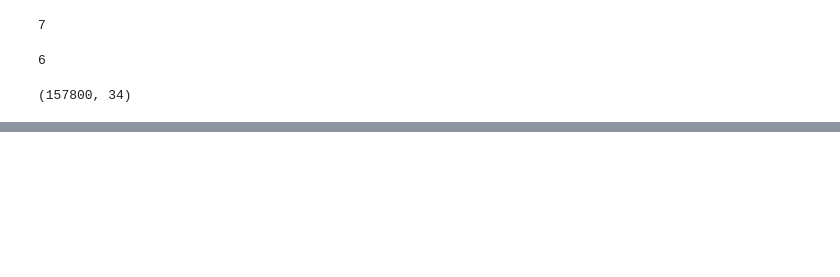
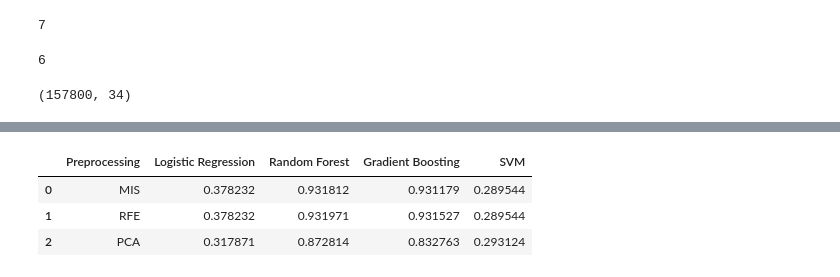
Before and after one commit to sachinprasanna7/AI-Based-Cloud-Protection, a Jupyter notebook: attack_detection.ipynb, the cells around one changed output, grey strips where cells are left out. Cells and saved outputs as stored; diff of their text form; code cells hidden in the pictures; blank space fills up the shorter version.

```diff
--- a/attack_detection.ipynb
+++ b/attack_detection.ipynb
@@ -94,0 +154,6 @@ ML_df.shape
+# %%
+method_names = {
+    preprocess_method_1: "MIS",  # Mutual Information Selection
+    preprocess_method_2: "RFE",  # Recursive Feature Elimination
+    preprocess_method_3: "PCA"   # Principal Component Analysis
+}
@@ -94,0 +162,37 @@ ML_df.shape
+# %%
+def train_ml_models(X_train, y_train, X_test, y_test, method_name):
+    """Train ML models, save them, and return accuracy scores"""
+    models = {
+        "LogisticRegression": LogisticRegression(max_iter=200),
+        "RandomForest": RandomForestClassifier(n_estimators=100, random_state=42),
+        "GradientBoosting": GradientBoostingClassifier(n_estimators=100, random_state=42),
+        "SVM": SVC(kernel="rbf")
+    }
+
+    results = {}
+    for name, model in models.items():
+        model.fit(X_train, y_train)
+        y_pred = model.predict(X_test)
+        acc = accuracy_score(y_test, y_pred)
+        results[name] = acc
+
+        # Save model with correct nomenclature
+        model_filename = f"Models/{method_name}_{name}.pkl"
+        joblib.dump(model, model_filename)
+
+    return results
+# %%
+results_df = pd.DataFrame(columns=["Preprocessing", "Logistic Regression", "Random Forest", "Gradient Boosting", "SVM"])
+# %%
+for preprocess_fn in [preprocess_method_1, preprocess_method_2, preprocess_method_3]:
+    # Get method name
+    method_name = method_names[preprocess_fn]
+
+    # Get preprocessed data
+    X_train, X_test, y_train, y_test = preprocess_fn(ML_df)
+
+    # Train ML Models and save them
+    model_results = train_ml_models(X_train, y_train, X_test, y_test, method_name)
+
+    # Store results
+    results_df.loc[len(results_df)] = [method_name] + list(model_results.values())
@@ -94,0 +217,7 @@ ML_df.shape
+# %%
+results_df
+# %% [output]
+|  | Preprocessing | Logistic Regression | Random Forest | Gradient Boosting | SVM |
+| 0 | MIS | 0.378232 | 0.931812 | 0.931179 | 0.289544 |
+| 1 | RFE | 0.378232 | 0.931971 | 0.931527 | 0.289544 |
+| 2 | PCA | 0.317871 | 0.872814 | 0.832763 | 0.293124 |
```
Also changed, not shown: parts of 13 cells of this notebook, 2 other files.
